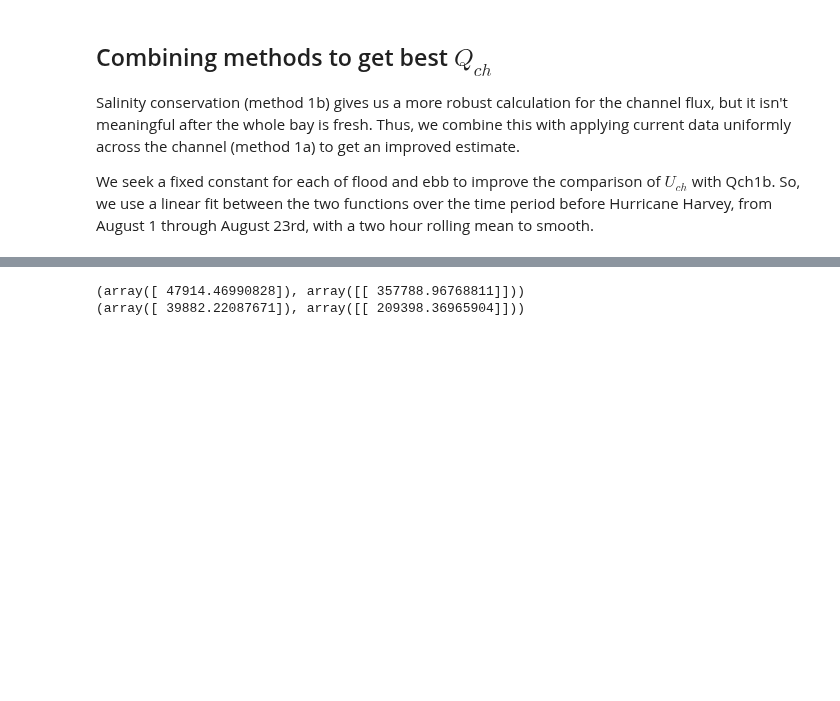
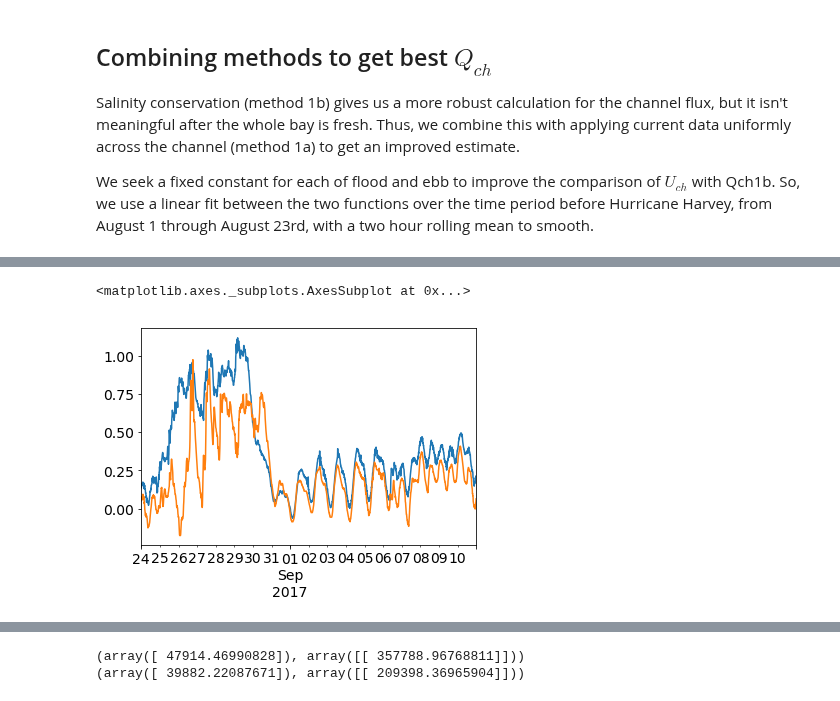
Before and after one commit to kthyng/flood_estimate, a Jupyter notebook: Harvey inflow.ipynb, the cells around one changed output, grey strips where cells are left out. Drawn from its saved outputs; the diff is of its cells as text; code cells hidden in the pictures; blank space fills up the shorter version.

```diff
--- a/Harvey inflow.ipynb
+++ b/Harvey inflow.ipynb
@@ -64,27 +56,0 @@ depths = np.concatenate(([0], depths, [-12]))  # add 0 and 12
-# %%
-dates = df.index
-smean = np.zeros(dates.size)
-zmean = np.zeros(dates.size)
-
-for i, date in enumerate(dates):
-
-    s = np.zeros(len(depths))
-    for j, depth in enumerate(depths):
-        if depth == 0:  # make top of water column constant
-            s[j] = df.loc[date,'g06010: Along [cm/s], depth %s [m]' % abs(depths[j+1])]
-        elif depth == -12:
-            s[j] = 0
-        else:
-            s[j] = df.loc[date,'g06010: Along [cm/s], depth %s [m]' % abs(depth)]
-
-    # interpolate to fill in water column evenly
-    zint = np.linspace(-12, 0, 1000)  # depths
-    sint = np.interp(zint, depths[::-1], s[::-1])  # interpolated speed to depths
-
-    # plt.plot(sint, zint, 'k')
-    # plt.plot(s, depths, 'ro')
-
-    smean[i] = sint.mean()  # mean speed for profile
-    zmean[i] = zint[abs(sint - sint.mean()).argmin()]  # depth at which mean occurs
-df['smean'] = smean
-df['zmean'] = zmean
@@ -598,0 +665,6 @@ We seek a fixed constant for each of flood and ebb to improve the comparison of
+# %%
+df['8771013: Water Level [m]']['2017-8-24':'2017-9-10'].plot()
+df['8770971: Water Level [m]']['2017-8-24':'2017-9-10'].plot()
+# %% [output]
+<matplotlib.axes._subplots.AxesSubplot at 0x...>
+[figure, added]
```
Also changed, not shown: parts of 24 cells of this notebook.
